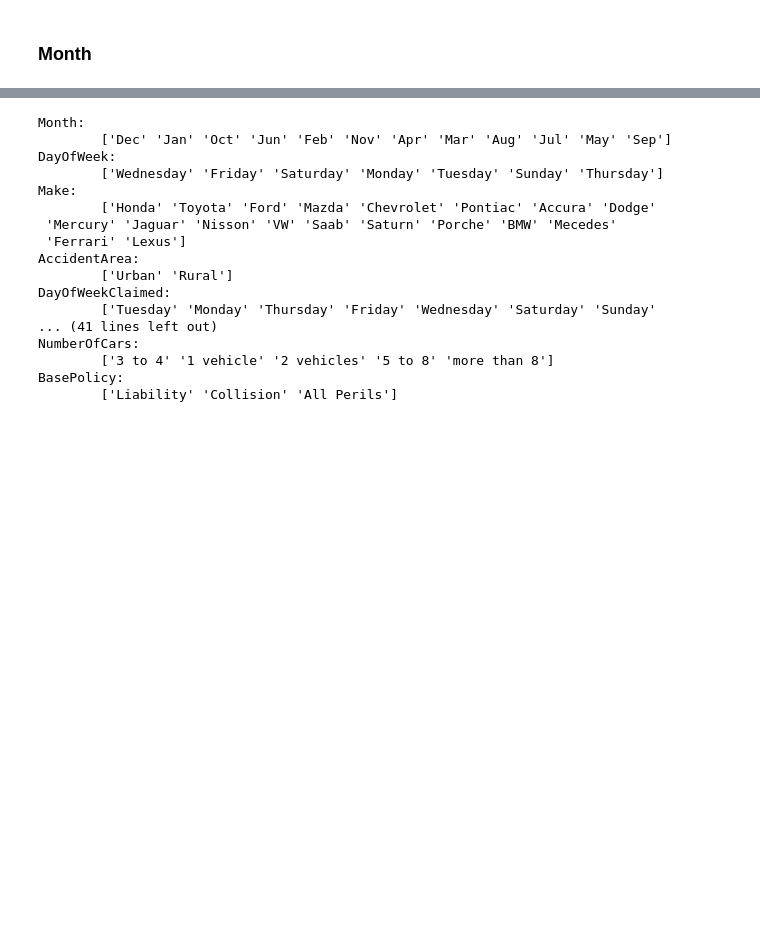
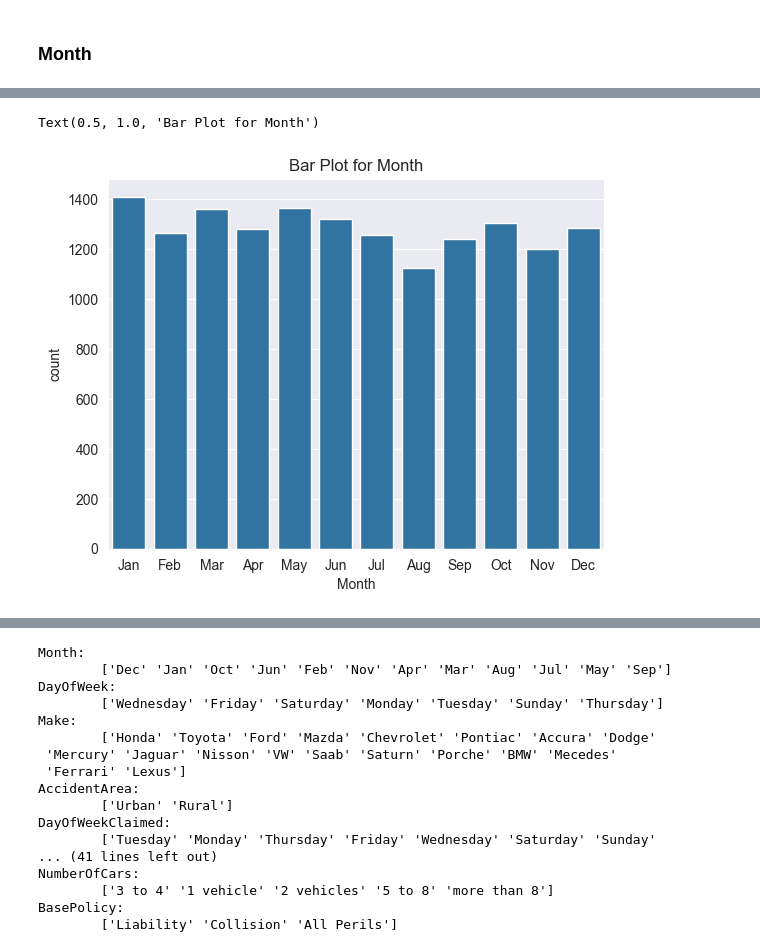
Before and after one commit to aburgosn-ds/ML_claim_fraud_detection, a Jupyter notebook: notebook.ipynb, the cells around one changed output, grey strips where cells are left out. Cells and saved outputs as stored; diff of their text form; code cells hidden in the pictures; blank space fills up the shorter version.

```diff
--- a/notebook.ipynb
+++ b/notebook.ipynb
@@ -369,0 +388,6 @@ There are 27 categorical features:
+# %%
+sns.countplot(data=X_df, x='Month', order=['Jan', 'Feb', 'Mar', 'Apr', 'May', 'Jun', 'Jul', 'Aug', 'Sep', 'Oct', 'Nov', 'Dec'])
+plt.title("Bar Plot for Month")
+# %% [output]
+Text(0.5, 1.0, 'Bar Plot for Month')
+[figure, added]
```
Also changed, not shown: parts of 39 cells of this notebook.
